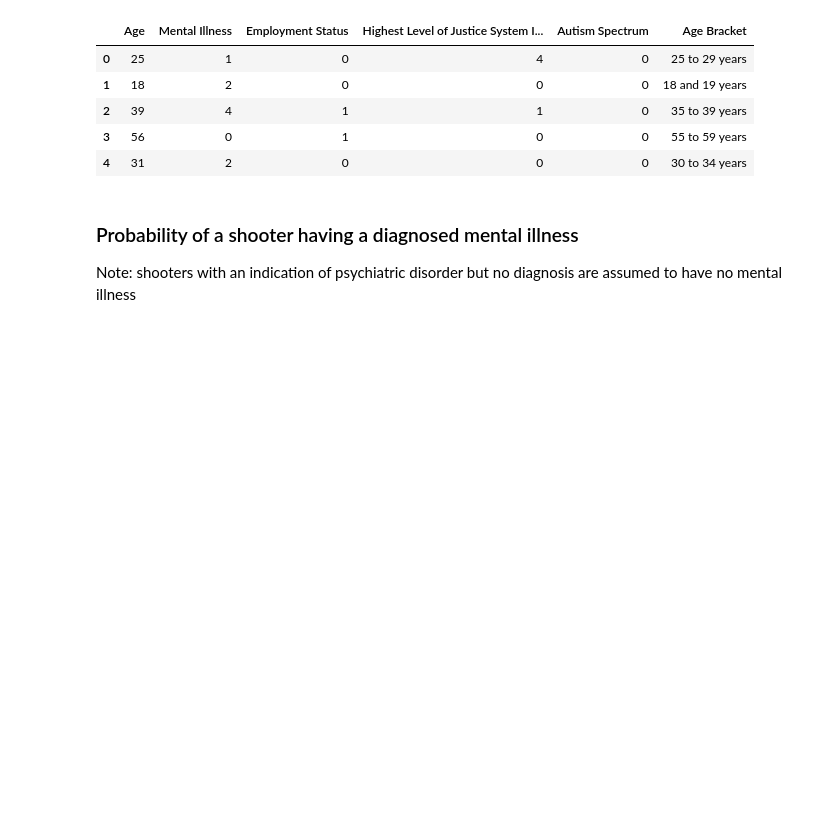
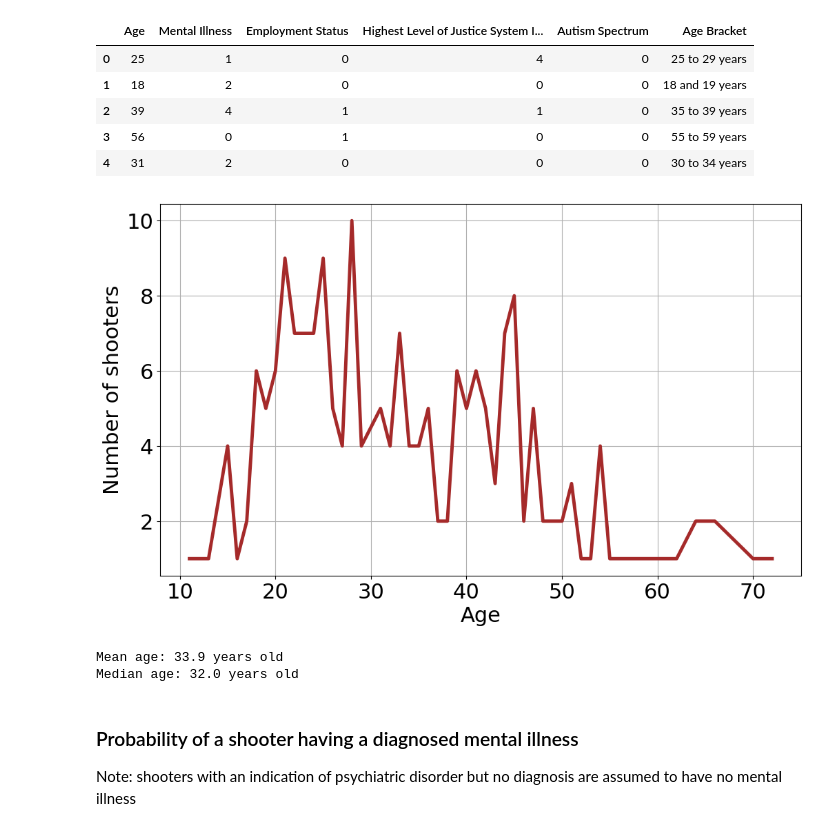
Before and after one commit to benoitchamot/Shootings, a Jupyter notebook: Model/OpenBox_ETL.ipynb, the cells around one changed output. Drawn from its saved outputs; the diff is of its cells as text; code cells hidden in the pictures; blank space fills up the shorter version.

```diff
--- a/Model/OpenBox_ETL.ipynb
+++ b/Model/OpenBox_ETL.ipynb
@@ -90,6 +105,22 @@ shooter_profile.head()
 | 2 | 39 | 4 | 1 | 1 | 0 | 35 to 39 years |
 | 3 | 56 | 0 | 1 | 0 | 0 | 55 to 59 years |
 | 4 | 31 | 2 | 0 | 0 | 0 | 30 to 34 years |
+# %%
+# Change font size
+matplotlib.rcParams.update({'font.size': 22})
+
+shooter_profile.groupby('Age').count().sort_index().plot.line(y='Age Bracket', color='#A52A2A', legend=False, figsize=(12,7), linewidth=3.5)
+plt.ylabel('Number of shooters')
+plt.grid()
+plt.show()
+# %% [output]
+[figure, added]
+# %%
+print(f"Mean age: {shooter_profile['Age'].mean():.1f} years old")
+print(f"Median age: {shooter_profile['Age'].median():.1f} years old")
+# %% [output]
+Mean age: 33.9 years old
+Median age: 32.0 years old
 # %% [markdown]
 ### Probability of a shooter having a diagnosed mental illness
 Note: shooters with an indication of psychiatric disorder but no diagnosis are assumed to have no mental illness
```
Also changed, not shown: parts of 7 cells of this notebook, 1 other file.
